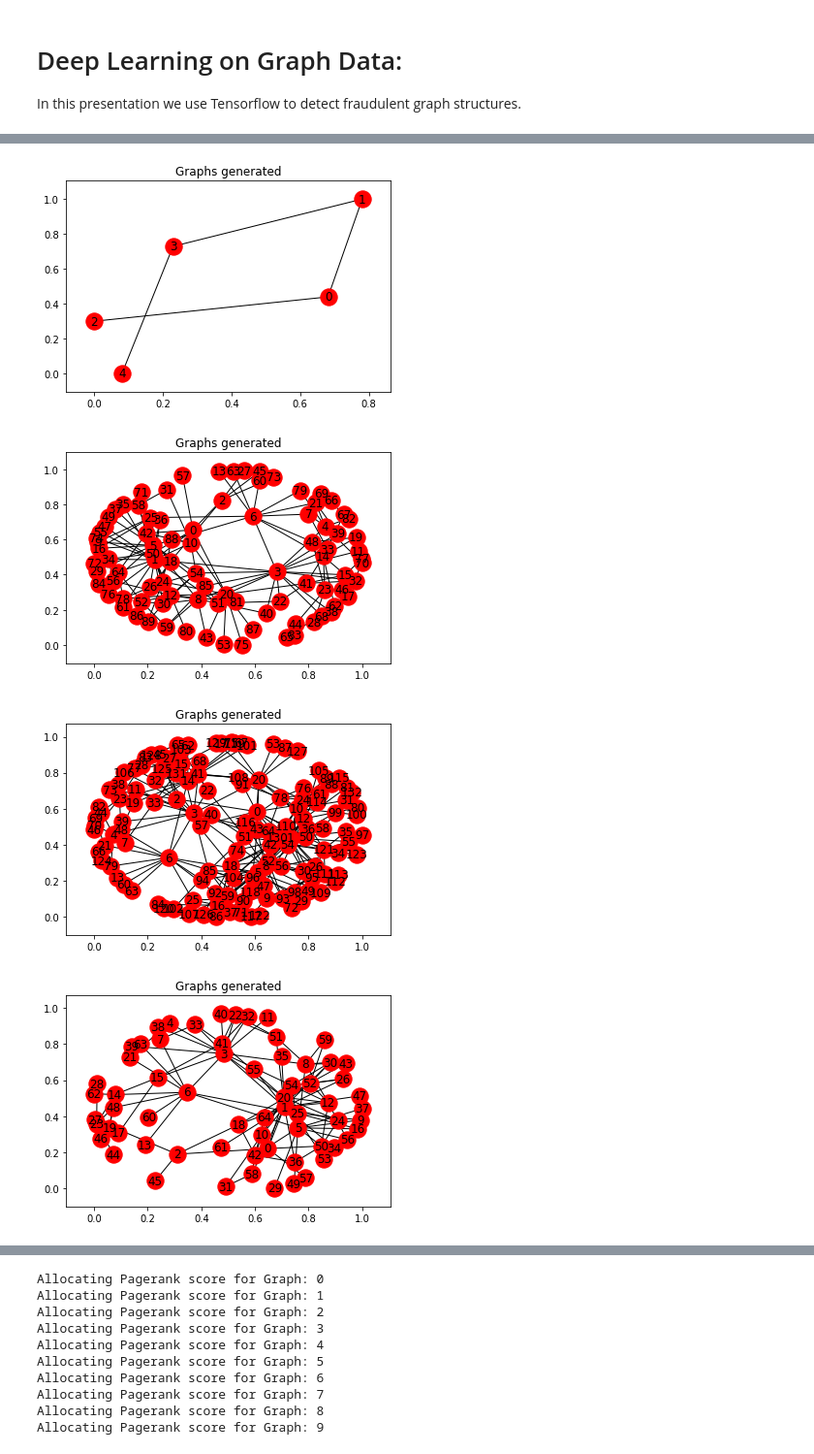
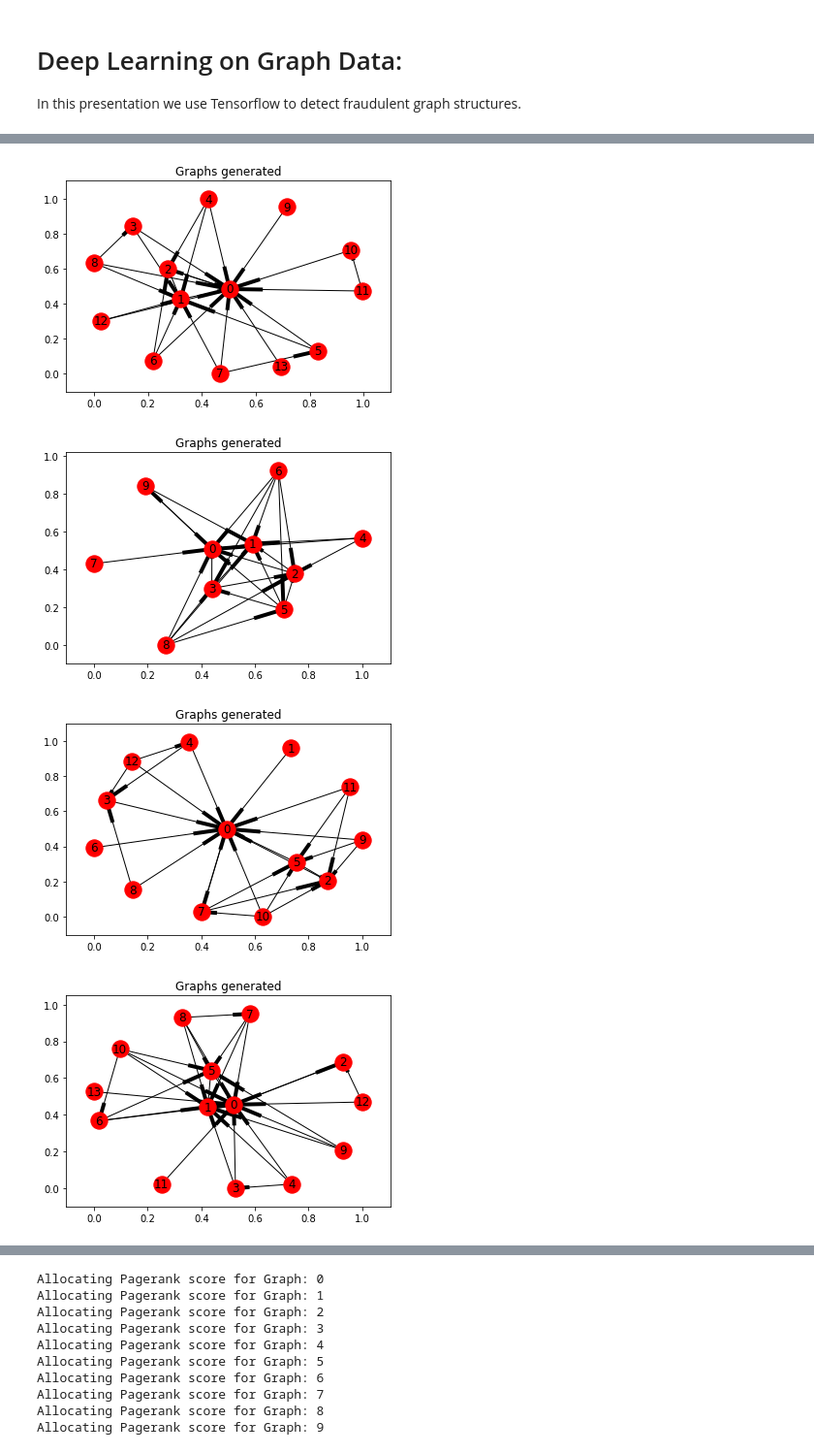
Before and after one commit to gryan11/cu-bigdata-graphnns, a Jupyter notebook: Milestone_3.ipynb, the cells around one changed output, grey strips where cells are left out. Shown at 97% size. Drawn from its saved outputs; the diff is of its cells as text; code cells hidden in the pictures.

```diff
--- a/Milestone_3.ipynb
+++ b/Milestone_3.ipynb
@@ -14,7 +14,7 @@ import random
 # create new session if we need it
 sess = tf.Session()
 # %%
-def generate_graphs(n):
+def generate_graphs(n, min_nodes=10, max_nodes=200):
     # Code to generate n random graphs
 
     graphset = []
@@ -22,15 +22,26 @@ def generate_graphs(n):
     for i in range(n):
 
         # Assigning number of nodes randomly between 1-200
-        n_nodes = random.randint(1,200)
+        n_nodes = random.randint(min_nodes,max_nodes)
 
         # Modelling the resource allocation with Normal Distrib - mean: m, and stddev = s
-        p = 0.3
+        p = 0.1
         m = 20
         s = 0.25
 
         '''sess.run(tf.global_variables_initializer())'''
-        G_rand = nx.duplication_divergence_graph(n_nodes, p, 1)
+#         G_rand = nx.duplication_divergence_graph(n_nodes, p, 1, directed=True)
+#         G_rand = nx.gnr_graph(n_nodes,p)
+        G_rand = nx.gnc_graph(n_nodes)
+
+        # make sure all nodes have outdegree of at least 1
+        outds = G_rand.out_degree().values()
+        for i, outd in enumerate(outds):
+            if outd == 0:
+                valid_inds = range(0,i) +\
+                                    range(i+1,n_nodes)
+                G_rand.add_edge(i,
+                                random.choice(valid_inds))
 
         # add tf Pagerank variables to each node - this could be required for Tensorflow optimizations
         '''for node, data in G_rand.nodes_iter(data=True):
@@ -51,7 +62,7 @@ def displayGraph(graph):
 # Generating a set of 30 graphs with varying number of nodes (1-200)
 
 n = 10
-graphset = generate_graphs(n)
+graphset = generate_graphs(n, min_nodes=10, max_nodes=20)
 
 # Printing the graphs:
 for graph in graphset:
@@ -61,4 +72,4 @@ for graph in graphset:
-[figure, old version]
+[figure, new version]
-[figure, old version]
+[figure, new version]
-[figure, old version]
+[figure, new version]
-[figure, old version]
+[figure, new version]
```
Also changed, not shown: parts of 7 cells of this notebook.
